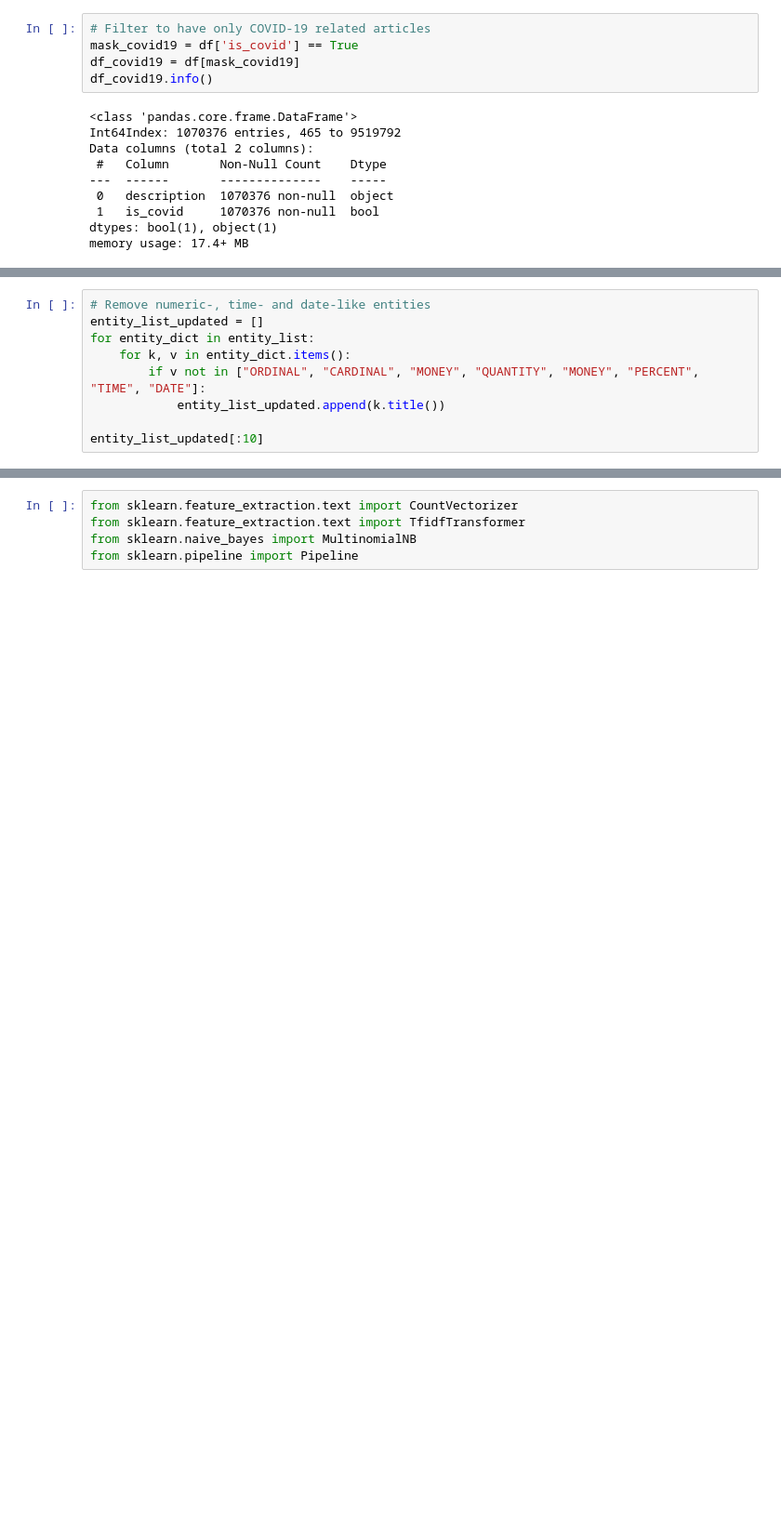
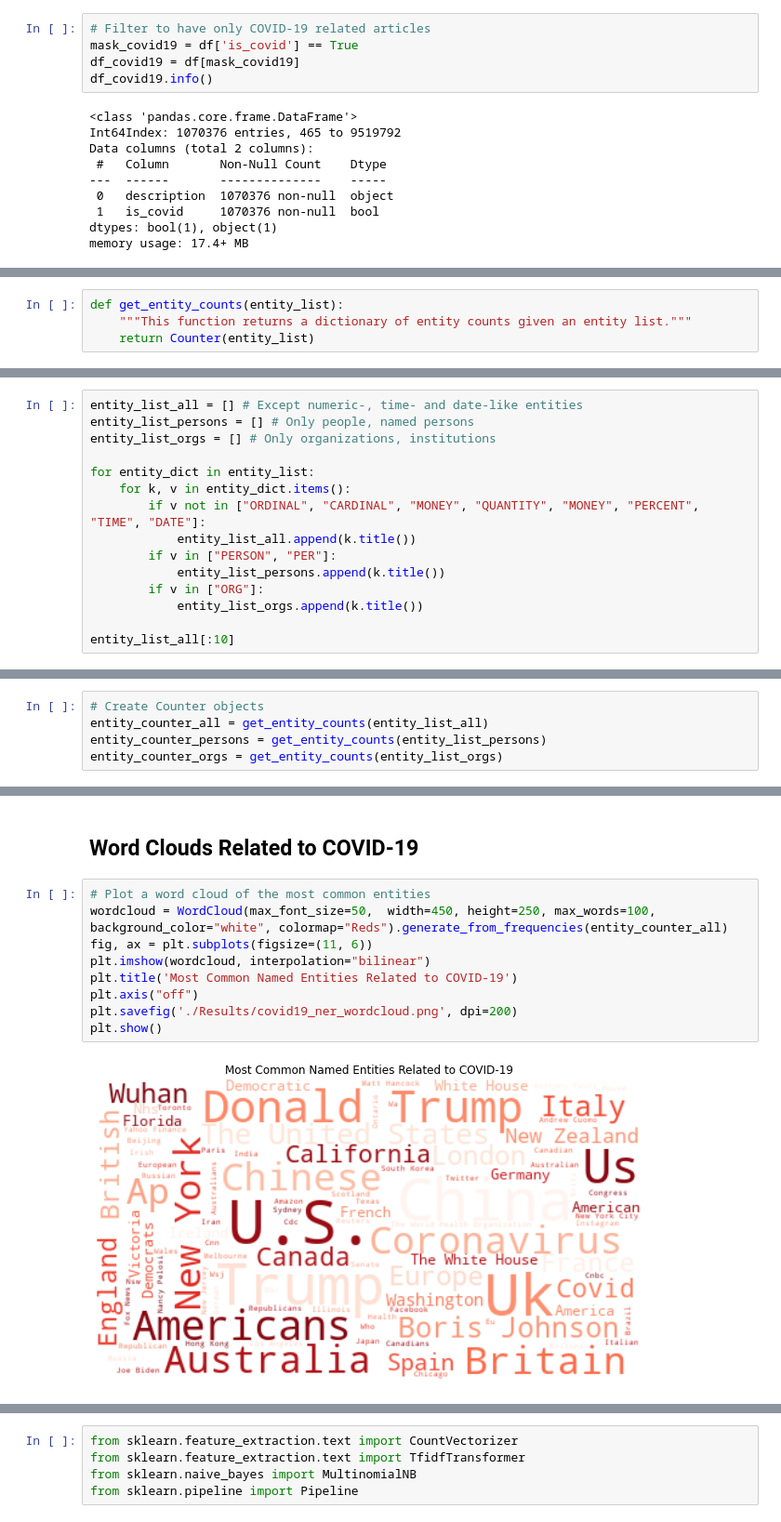
Before and after one commit to SVGoogle/Text-Mining-News-Articles, a Jupyter notebook: Text mining - News Articles.ipynb, the cells around one changed output, grey strips where cells are left out. Shown: that part at 93% size. Cells and saved outputs as stored; diff of their text form; blank space fills up the shorter version.

Commit message:
feat: Add person, organization word clouds

```diff
--- a/Text mining - News Articles.ipynb
+++ b/Text mining - News Articles.ipynb
@@ -549,9 +511,0 @@ entity_list[:10]
-# %%
-# Remove numeric-, time- and date-like entities
-entity_list_updated = []
-for entity_dict in entity_list:
-    for k, v in entity_dict.items():
-        if v not in ["ORDINAL", "CARDINAL", "MONEY", "QUANTITY", "MONEY", "PERCENT", "TIME", "DATE"]:
-            entity_list_updated.append(k.title())
-
-entity_list_updated[:10]
@@ -604,0 +512,4 @@ plt.show()
+# %%
+def get_entity_counts(entity_list):
+    """This function returns a dictionary of entity counts given an entity list."""
+    return Counter(entity_list)
@@ -604,0 +541,15 @@ plt.show()
+# %%
+entity_list_all = [] # Except numeric-, time- and date-like entities
+entity_list_persons = [] # Only people, named persons
+entity_list_orgs = [] # Only organizations, institutions
+
+for entity_dict in entity_list:
+    for k, v in entity_dict.items():
+        if v not in ["ORDINAL", "CARDINAL", "MONEY", "QUANTITY", "MONEY", "PERCENT", "TIME", "DATE"]:
+            entity_list_all.append(k.title())
+        if v in ["PERSON", "PER"]:
+            entity_list_persons.append(k.title())
+        if v in ["ORG"]:
+            entity_list_orgs.append(k.title())
+
+entity_list_all[:10]
@@ -604,0 +567,5 @@ plt.show()
+# %%
+# Create Counter objects
+entity_counter_all = get_entity_counts(entity_list_all)
+entity_counter_persons = get_entity_counts(entity_list_persons)
+entity_counter_orgs = get_entity_counts(entity_list_orgs)
@@ -604,0 +581,13 @@ plt.show()
+# %% [markdown]
+## Word Clouds Related to COVID-19
+# %%
+# Plot a word cloud of the most common entities
+wordcloud = WordCloud(max_font_size=50,  width=450, height=250, max_words=100, background_color="white", colormap="Reds").generate_from_frequencies(entity_counter_all)
+fig, ax = plt.subplots(figsize=(11, 6))
+plt.imshow(wordcloud, interpolation="bilinear")
+plt.title('Most Common Named Entities Related to COVID-19')
+plt.axis("off")
+plt.savefig('./Results/covid19_ner_wordcloud.png', dpi=200)
+plt.show()
+# %% [output]
+[figure, added]
```
Also changed, not shown: parts of 58 cells of this notebook, 4 other files.
